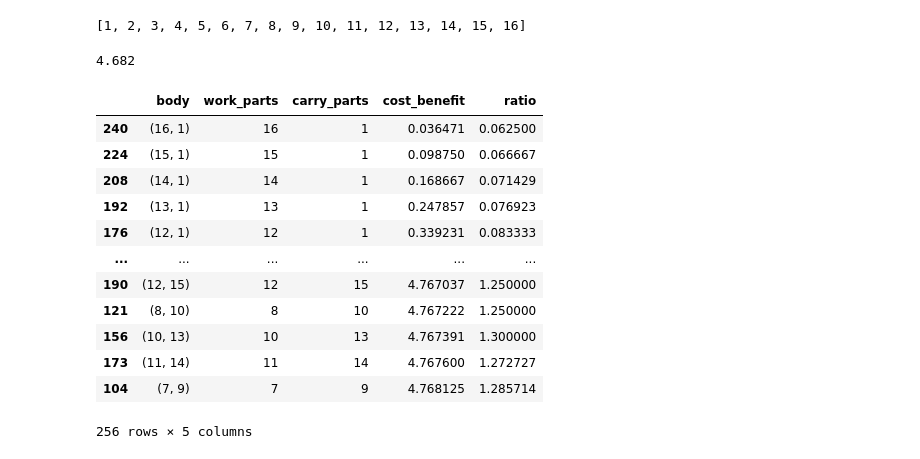
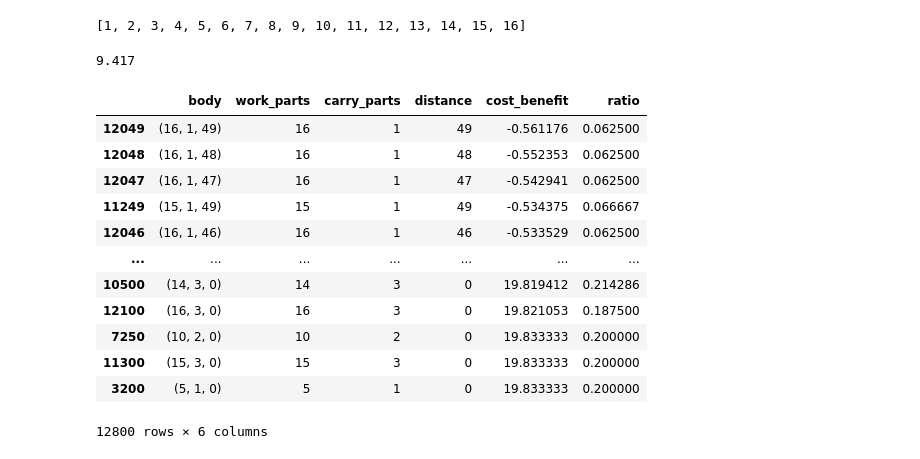
Before and after one commit to Harduim/Screeps, a Jupyter notebook: utils/creep_proportions/creep_proportions.ipynb, the cells around one changed output. Drawn from its saved outputs; the diff is of its cells as text; code cells hidden in the pictures.

Commit message:
Chore: add distance

```diff
--- a/utils/creep_proportions/creep_proportions.ipynb
+++ b/utils/creep_proportions/creep_proportions.ipynb
@@ -9,11 +9,14 @@ pd.options.plotting.backend = "plotly"
 # https://docs.screeps.com/api/#Creep
 CREEP_TICKS_LIFE = 1500
 MAX_BODY_SIZE = 50
+MAX_DISTANCE = 50
+DEFAULT_DISTANCE = 30
 # %%
 # Assuming one moving part for each carry part
 actual_max_size = round(MAX_BODY_SIZE / 3)
 work_parts = [*range(1, actual_max_size)]
 carry_parts = [*range(1, actual_max_size)]
+distances = [*range(0, MAX_DISTANCE)]
 carry_parts
 # %% [output]
 [1, 2, 3, 4, 5, 6, 7, 8, 9, 10, 11, 12, 13, 14, 15, 16]
@@ -27,41 +30,41 @@ def capacity(carry):
 def ticks_to_full(work, carry):
     return capacity(carry) / harvested_tick(work)
 
-def round_trip(work, carry, distance=20):
+def round_trip(work, carry, distance):
     return (distance * 2) + ticks_to_full(work, carry) + 1
 
 def body_cost(work, carry):
     move = carry
     return work * 100 + carry * 50 + move * 50
 
-def profit(work, carry):
-    return round(CREEP_TICKS_LIFE / round_trip(work, carry) * capacity(carry) - body_cost(work, carry))
+def profit(work, carry, distance):
+    return round(CREEP_TICKS_LIFE / round_trip(work, carry, distance) * capacity(carry) - body_cost(work, carry))
 
-def cost_benefit(work, carry):
-    return profit(work, carry) / body_cost(work, carry)
+def cost_benefit(work, carry, distance):
+    return profit(work, carry, distance) / body_cost(work, carry)
 # %%
-cost_benefit(5, 5)
+cost_benefit(5, 5, 5)
 # %% [output]
-4.682
+9.417
 # %%
-cost_benefit_heatmap = list(map(lambda wc: [str(wc), wc[0], wc[1], cost_benefit(*wc)], product(work_parts, carry_parts)))
+cost_benefit_heatmap = list(map(lambda wc: [str(wc), wc[0], wc[1], wc[2], cost_benefit(*wc)], product(work_parts, carry_parts, distances)))
 # %%
-df = pd.DataFrame(cost_benefit_heatmap, columns=["body","work_parts", "carry_parts", "cost_benefit"])
+df = pd.DataFrame(cost_benefit_heatmap, columns=["body","work_parts", "carry_parts", "distance", "cost_benefit"])
 df["ratio"] = df['carry_parts'] / df['work_parts']
 df = df.sort_values(by="cost_benefit")
 df
 # %% [output]
-|  | body | work_parts | carry_parts | cost_benefit | ratio |
-| 240 | (16, 1) | 16 | 1 | 0.036471 | 0.062500 |
-| 224 | (15, 1) | 15 | 1 | 0.098750 | 0.066667 |
-| 208 | (14, 1) | 14 | 1 | 0.168667 | 0.071429 |
-| 192 | (13, 1) | 13 | 1 | 0.247857 | 0.076923 |
-| 176 | (12, 1) | 12 | 1 | 0.339231 | 0.083333 |
-| ... | ... | ... | ... | ... | ... |
-| 190 | (12, 15) | 12 | 15 | 4.767037 | 1.250000 |
-| 121 | (8, 10) | 8 | 10 | 4.767222 | 1.250000 |
-| 156 | (10, 13) | 10 | 13 | 4.767391 | 1.300000 |
-| 173 | (11, 14) | 11 | 14 | 4.767600 | 1.272727 |
-| 104 | (7, 9) | 7 | 9 | 4.768125 | 1.285714 |
+|  | body | work_parts | carry_parts | distance | cost_benefit | ratio |
+| 12049 | (16, 1, 49) | 16 | 1 | 49 | -0.561176 | 0.062500 |
+| 12048 | (16, 1, 48) | 16 | 1 | 48 | -0.552353 | 0.062500 |
+| 12047 | (16, 1, 47) | 16 | 1 | 47 | -0.542941 | 0.062500 |
+| 11249 | (15, 1, 49) | 15 | 1 | 49 | -0.534375 | 0.066667 |
+| 12046 | (16, 1, 46) | 16 | 1 | 46 | -0.533529 | 0.062500 |
+| ... | ... | ... | ... | ... | ... | ... |
+| 10500 | (14, 3, 0) | 14 | 3 | 0 | 19.819412 | 0.214286 |
+| 12100 | (16, 3, 0) | 16 | 3 | 0 | 19.821053 | 0.187500 |
+| 7250 | (10, 2, 0) | 10 | 2 | 0 | 19.833333 | 0.200000 |
+| 11300 | (15, 3, 0) | 15 | 3 | 0 | 19.833333 | 0.200000 |
+| 3200 | (5, 1, 0) | 5 | 1 | 0 | 19.833333 | 0.200000 |
-256 rows × 5 columns
+12800 rows × 6 columns
 # %%
```
Also changed, not shown: parts of 2 cells of this notebook.
